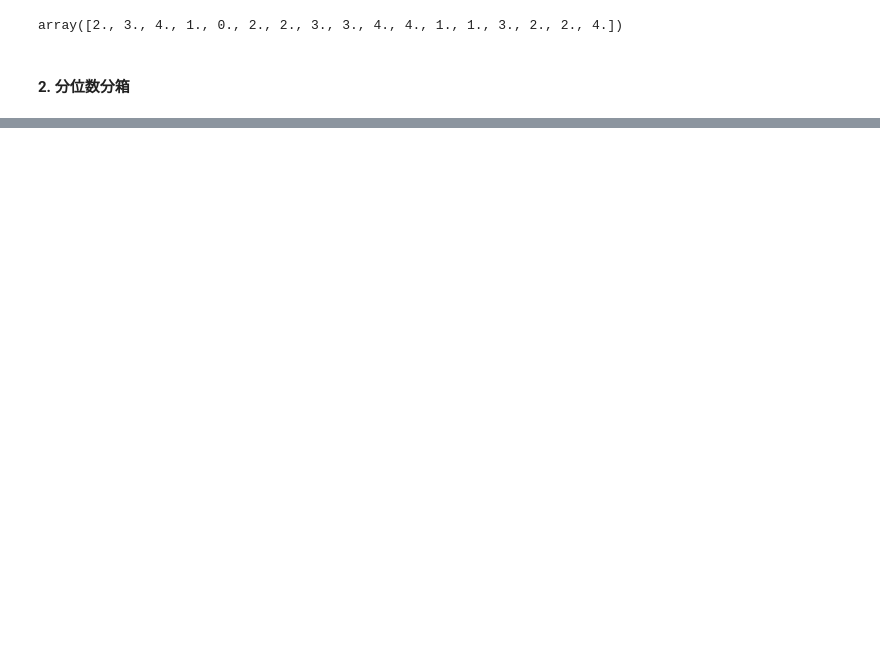
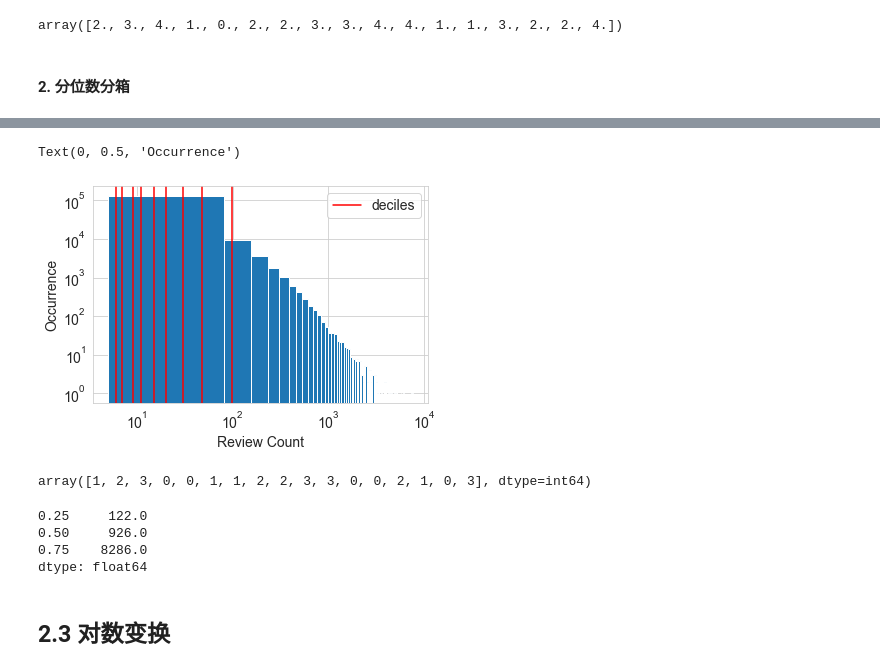
Before and after one commit to Vuean/feature-engineering-book, a Jupyter notebook: 02.02_Binning.ipynb, the cells around one changed output, grey strips where cells are left out. Drawn from its saved outputs; the diff is of its cells as text; code cells hidden in the pictures; blank space fills up the shorter version.

```diff
--- a/02.02_Binning.ipynb
+++ b/02.02_Binning.ipynb
@@ -5,7 +5,7 @@ import pandas as pd
 import json
 # %%
 # 加载商户数据
-biz_file = open('yelp_academic_dataset_business.json')
+biz_file = open('yelp_academic_dataset_business.json', encoding='gb18030',errors='ignore')
 biz_df = pd.DataFrame([json.loads(x) for x in biz_file.readlines()])
 biz_file.close()
 # %%
@@ -50,3 +50,7 @@ np.floor(np.log10(large_counts))
 array([2., 3., 4., 1., 0., 2., 2., 3., 3., 4., 4., 1., 1., 3., 2., 2., 4.])
 # %% [markdown]
 #### 2. 分位数分箱
+# %%
+ # 例2-4 计算Yelp商家点评数量的十分位数
+deciles = biz_df['review_count'].quantile([.1, .2, .3, .4, .5, .6, .7, .8, .9])
+deciles
@@ -52,0 +68,32 @@ array([2., 3., 4., 1., 0., 2., 2., 3., 3., 4., 4., 1., 1., 3., 2., 2., 4.])
+# %%
+# 在直方图上画出十分位数
+sns.set_style('whitegrid')
+fig, ax = plt.subplots()
+biz_df['review_count'].hist(ax=ax, bins=100)
+for pos in deciles:
+    handle = plt.axvline(pos, color='r')
+ax.legend([handle], ['deciles'], fontsize=14)
+ax.set_yscale('log')
+ax.set_xscale('log')
+ax.tick_params(labelsize = 14)
+ax.set_xlabel('Review Count', fontsize = 14)
+ax.set_ylabel('Occurrence', fontsize = 14)
+# %% [output]
+Text(0, 0.5, 'Occurrence')
+[figure, added]
+# %%
+# 例2-5 通过分位数对计数值进行分箱
+pd.qcut(large_counts, 4, labels=False)
+# %% [output]
+array([1, 2, 3, 0, 0, 1, 1, 2, 2, 3, 3, 0, 0, 2, 1, 0, 3], dtype=int64)
+# %%
+# 计算实际的分位数值
+large_counts_series = pd.Series(large_counts)
+large_counts_series.quantile([0.25, 0.5, 0.75])
+# %% [output]
+0.25     122.0
+0.50     926.0
+0.75    8286.0
+dtype: float64
+# %% [markdown]
+## 2.3 对数变换
```
Also changed, not shown: parts of 9 cells of this notebook, 4 other files.
